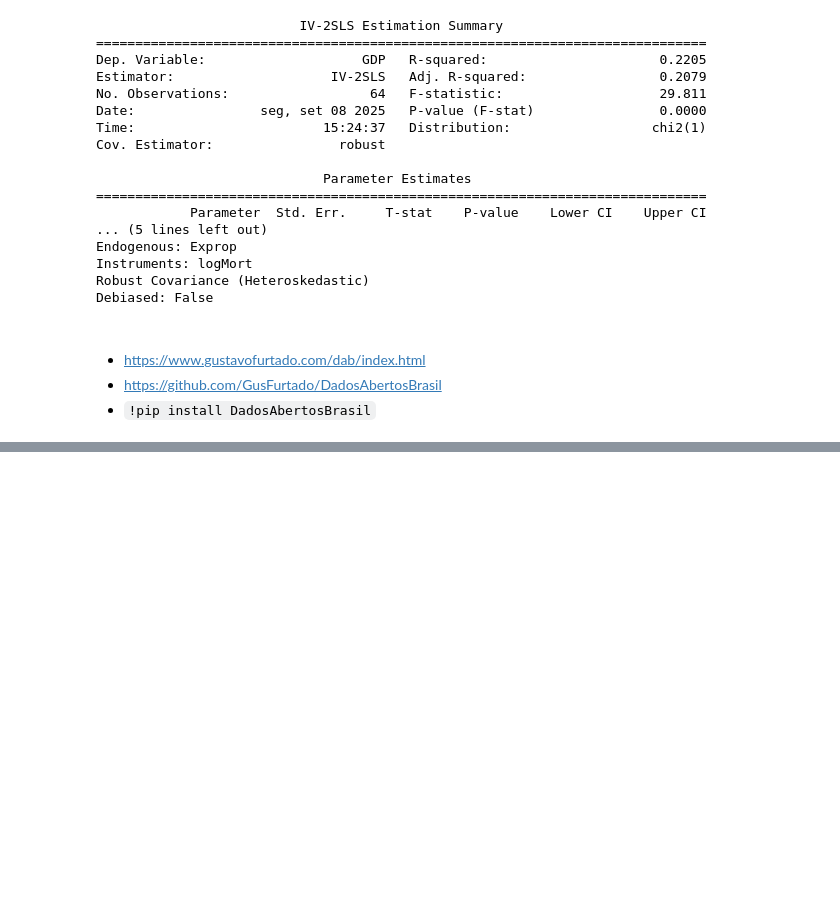
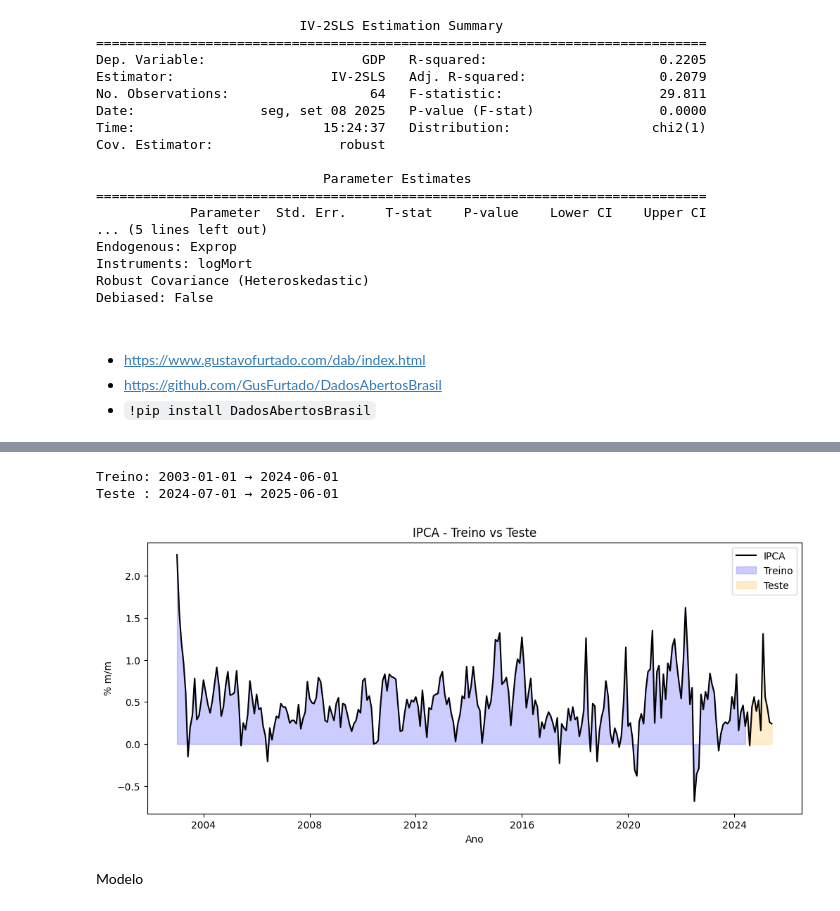
Before and after one commit to Daniel-Uhr/UFSC_2025, a Jupyter notebook: Seminario_2025_UFSC.ipynb, the cells around one changed output, grey strips where cells are left out. Cells and saved outputs as stored; diff of their text form; code cells hidden in the pictures; blank space fills up the shorter version.

```diff
--- a/Seminario_2025_UFSC.ipynb
+++ b/Seminario_2025_UFSC.ipynb
@@ -1179,0 +1311,4 @@ ModuleNotFoundError: No module named 'DadosAbertosBrasil'
+# %%
+# opcional: cortar para período com tudo disponível
+df_all = df.dropna()
+print(df_all)
@@ -1179,0 +1333,39 @@ ModuleNotFoundError: No module named 'DadosAbertosBrasil'
+# %%
+import pandas as pd
+import numpy as np
+from sklearn.metrics import mean_squared_error, mean_absolute_error
+import statsmodels.api as sm
+
+y = df_all["ipca"].astype(float)
+
+# --- Split: últimos 12 meses para teste ---
+N_TEST = 12
+train = y.iloc[:-N_TEST]
+test  = y.iloc[-N_TEST:]
+
+print(f"Treino: {train.index[0].date()} → {train.index[-1].date()}")
+print(f"Teste : {test.index[0].date()} → {test.index[-1].date()}")
+# %% [output]
+Treino: 2003-01-01 → 2024-06-01
+Teste : 2024-07-01 → 2025-06-01
+# %%
+import matplotlib.pyplot as plt
+
+# Série completa
+plt.figure(figsize=(12,5))
+plt.plot(y, label="IPCA", color="black")
+
+
+# Destaque visual (opcional)
+plt.fill_between(train.index, train, color="blue", alpha=0.2, label="Treino")
+plt.fill_between(test.index, test, color="orange", alpha=0.2, label="Teste")
+
+plt.title("IPCA - Treino vs Teste")
+plt.xlabel("Ano")
+plt.ylabel("% m/m")
+plt.legend()
+plt.show()
+# %% [output]
+[figure, added]
+# %% [markdown]
+Modelo
```
Also changed, not shown: parts of 23 cells of this notebook.
